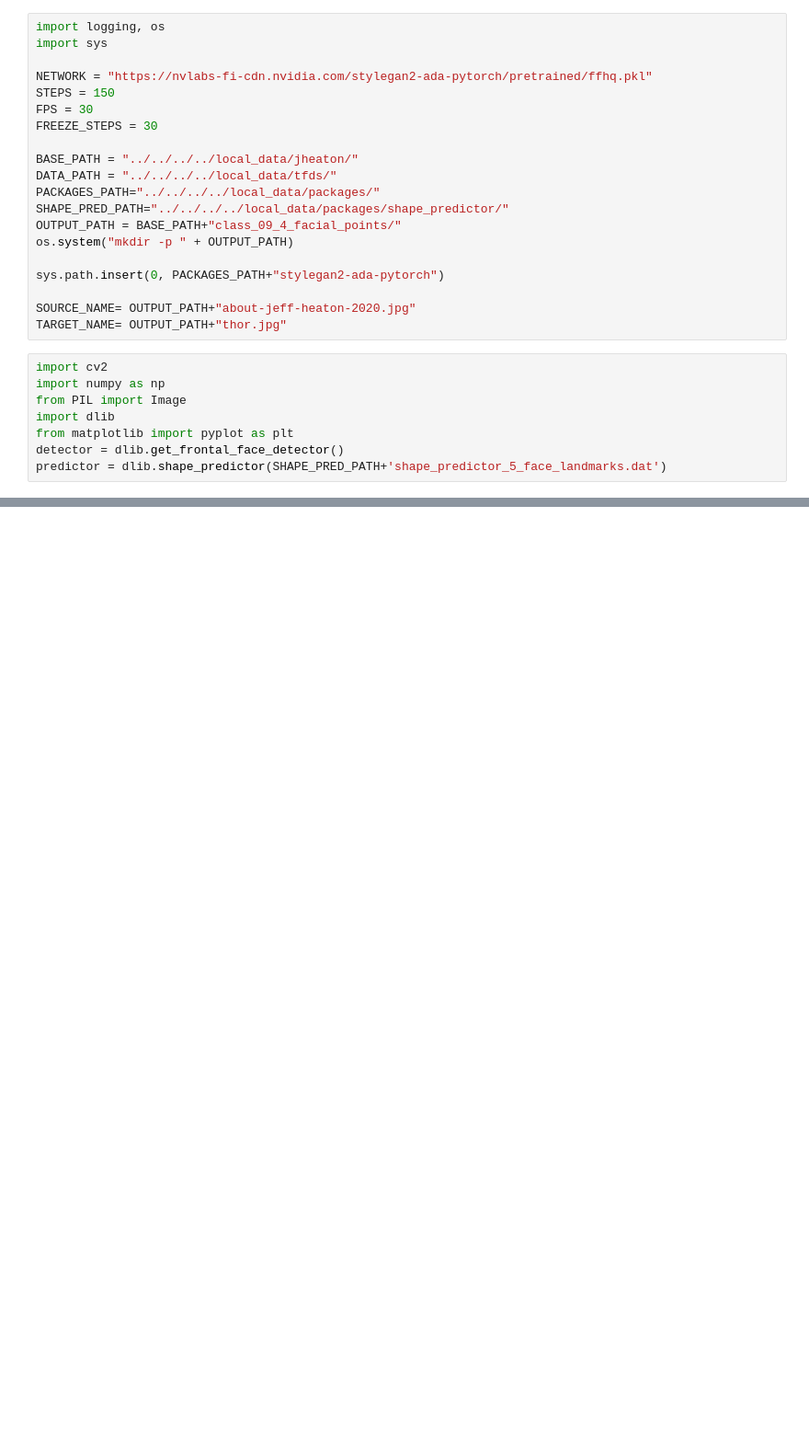
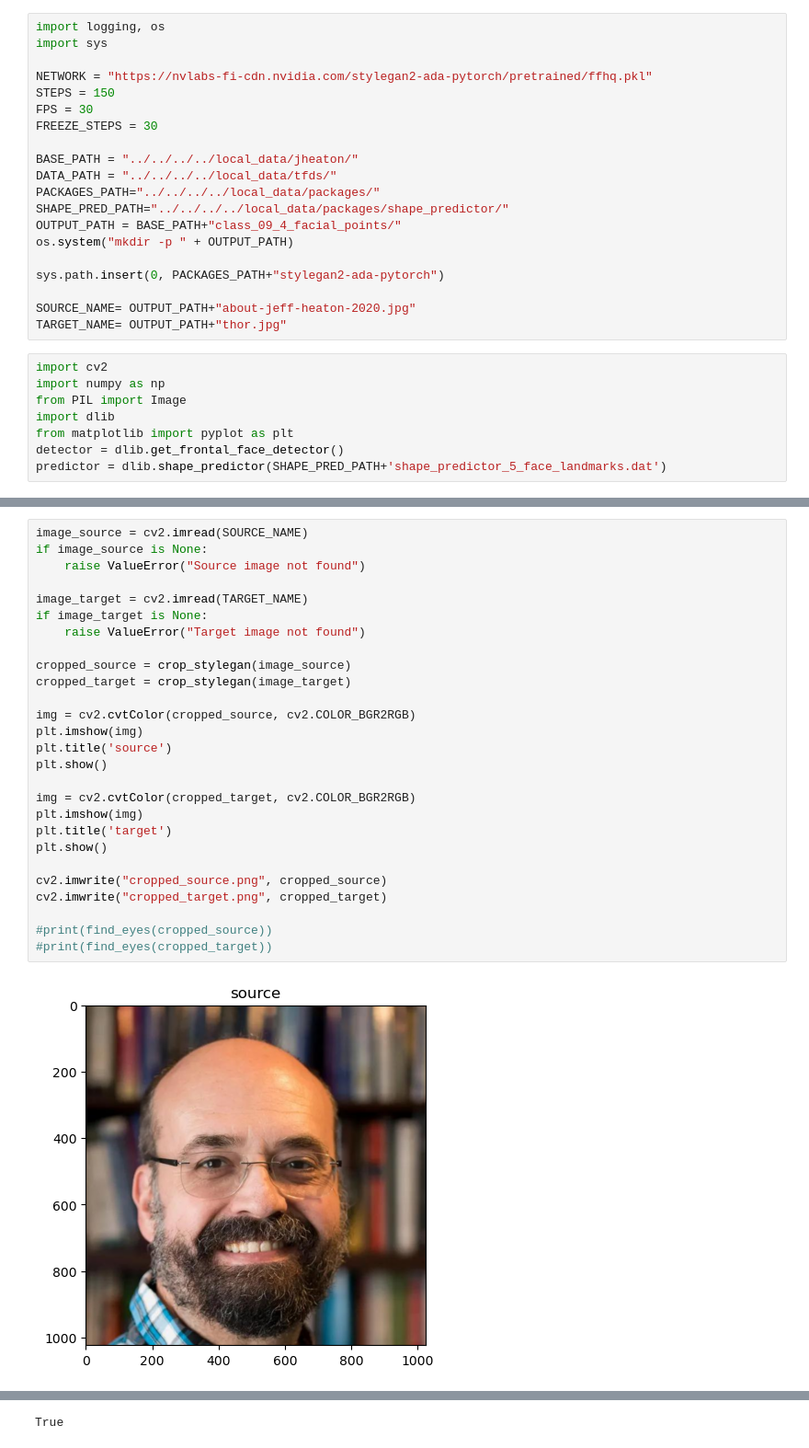
Before and after one commit to atmelino/learn, a Jupyter notebook: ai/jheaton/t81_558_justcode/class_09_4_facial_points.ipynb, the cells around one changed output, grey strips where cells are left out. Shown: that part at 92% size. Cells and saved outputs as stored; diff of their text form; blank space fills up the shorter version.

```diff
--- a/ai/jheaton/t81_558_justcode/class_09_4_facial_points.ipynb
+++ b/ai/jheaton/t81_558_justcode/class_09_4_facial_points.ipynb
@@ -63,0 +109,29 @@ plt.show()
+# %%
+image_source = cv2.imread(SOURCE_NAME)
+if image_source is None:
+    raise ValueError("Source image not found")
+
+image_target = cv2.imread(TARGET_NAME)
+if image_target is None:
+    raise ValueError("Target image not found")
+
+cropped_source = crop_stylegan(image_source)
+cropped_target = crop_stylegan(image_target)
+
+img = cv2.cvtColor(cropped_source, cv2.COLOR_BGR2RGB)
+plt.imshow(img)
+plt.title('source')
+plt.show()
+
+img = cv2.cvtColor(cropped_target, cv2.COLOR_BGR2RGB)
+plt.imshow(img)
+plt.title('target')
+plt.show()
+
+cv2.imwrite("cropped_source.png", cropped_source)
+cv2.imwrite("cropped_target.png", cropped_target)
+
+#print(find_eyes(cropped_source))
+#print(find_eyes(cropped_target))
+# %% [output]
+[figure, added]
@@ -63,0 +139 @@ plt.show()
+True
```
Also changed, not shown: parts of 4 cells of this notebook, 2 other files.
